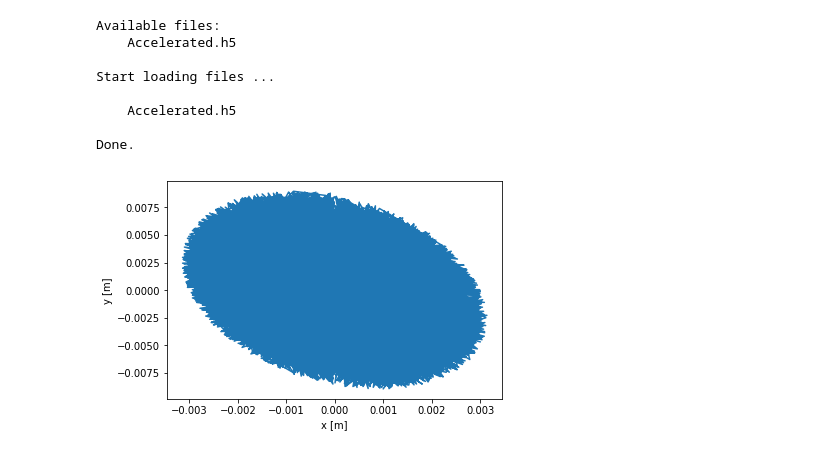
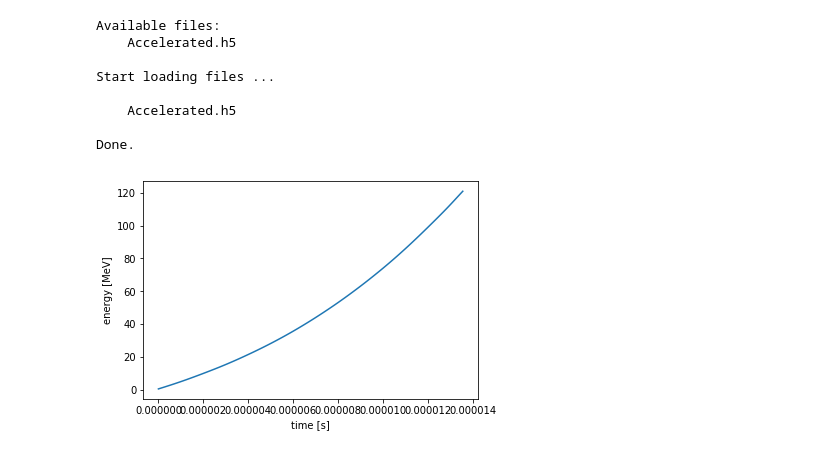
Before and after one commit to OPALX-project/pyOPALTools, a Jupyter notebook: dataset.ipynb, the cells around one changed output. Cells and saved outputs as stored; diff of their text form; code cells hidden in the pictures.

```diff
--- a/dataset.ipynb
+++ b/dataset.ipynb
@@ -18,8 +18,8 @@ Start loading files ...
 
 Done.
 # %%
-plt = plot_profile1D(ds, 'x', 'y')
+plt = plot_profile1D(ds, 'TIME', 'ENERGY')
 
 plt.show()
 # %% [output]
-[figure, old version]
+[figure, new version]
```
Also changed, not shown: parts of 1 cell of this notebook, 4 other files.
